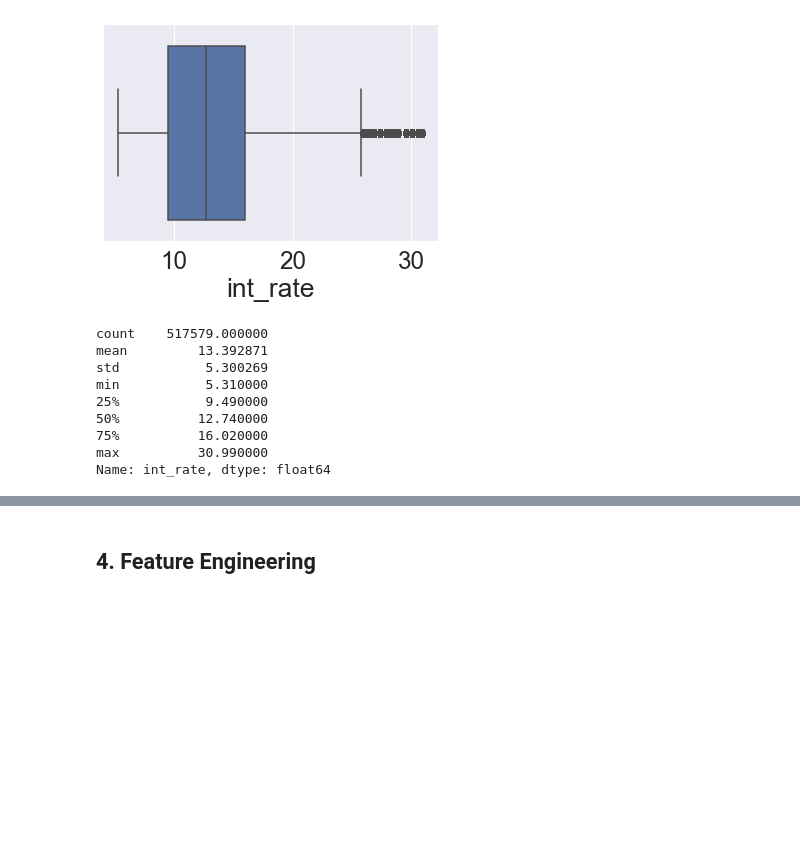
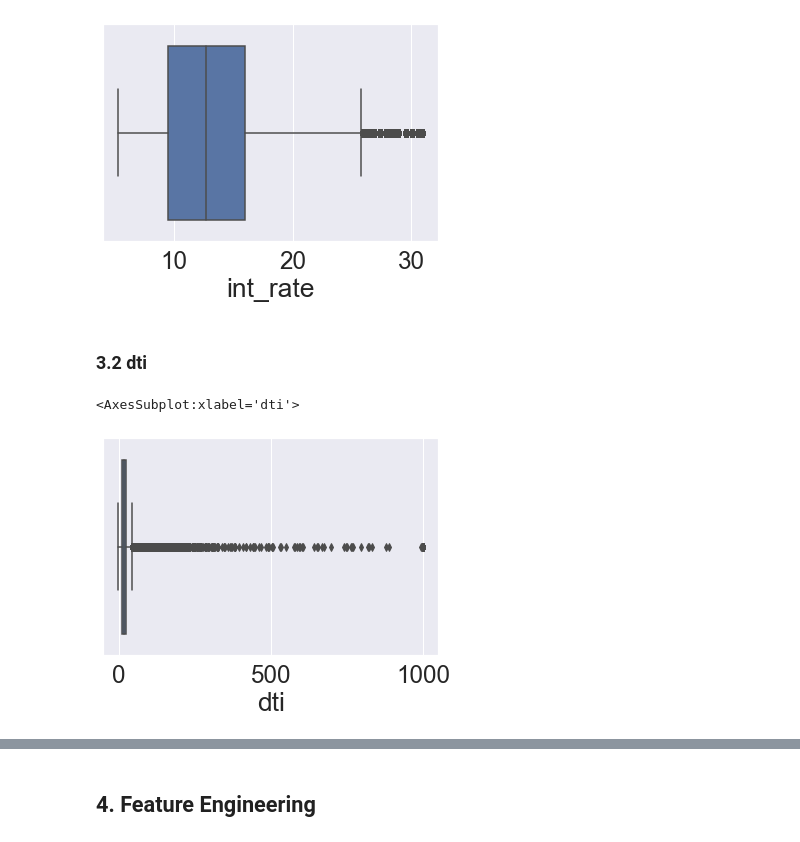
Before and after one commit to yifeng93/LendingClub_Default, a Jupyter notebook: Code/Part2_Data_Preparation_Wrangling.ipynb, the cells around one changed output, grey strips where cells are left out. Cells and saved outputs as stored; diff of their text form; code cells hidden in the pictures; blank space fills up the shorter version.

```diff
--- a/Code/Part2_Data_Preparation_Wrangling.ipynb
+++ b/Code/Part2_Data_Preparation_Wrangling.ipynb
@@ -170,15 +172,3 @@ sns.boxplot(x = df['int_rate'])
 # %% [output]
 <AxesSubplot:xlabel='int_rate'>
 [figure]
-# %%
-df['int_rate'].describe()
-# %% [output]
-count    517579.000000
-mean         13.392871
-std           5.300269
-min           5.310000
-25%           9.490000
-50%          12.740000
-75%          16.020000
-max          30.990000
-Name: int_rate, dtype: float64
@@ -195,0 +177,7 @@ Name: int_rate, dtype: float64
+# %% [markdown]
+### 3.2 dti
+# %%
+sns.boxplot(x = df['dti'])
+# %% [output]
+<AxesSubplot:xlabel='dti'>
+[figure, added]
```
Also changed, not shown: parts of 25 cells of this notebook, 2 other files.
